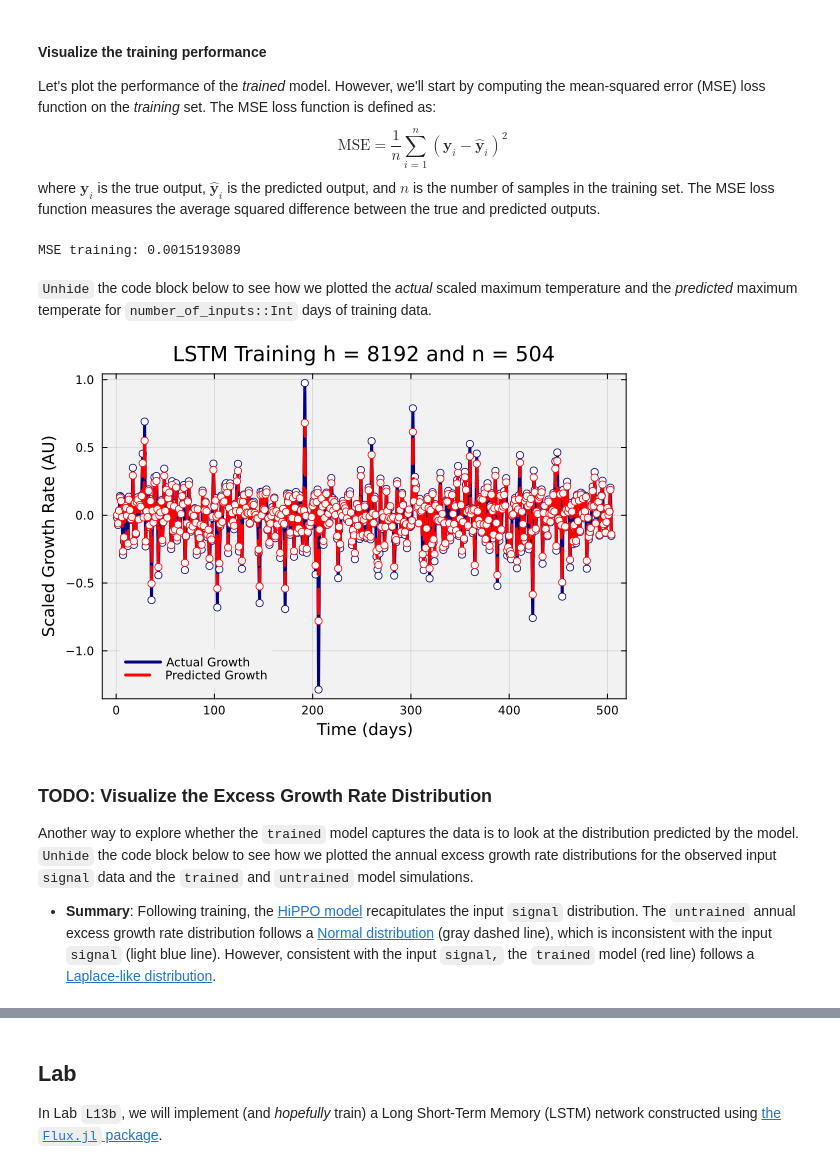
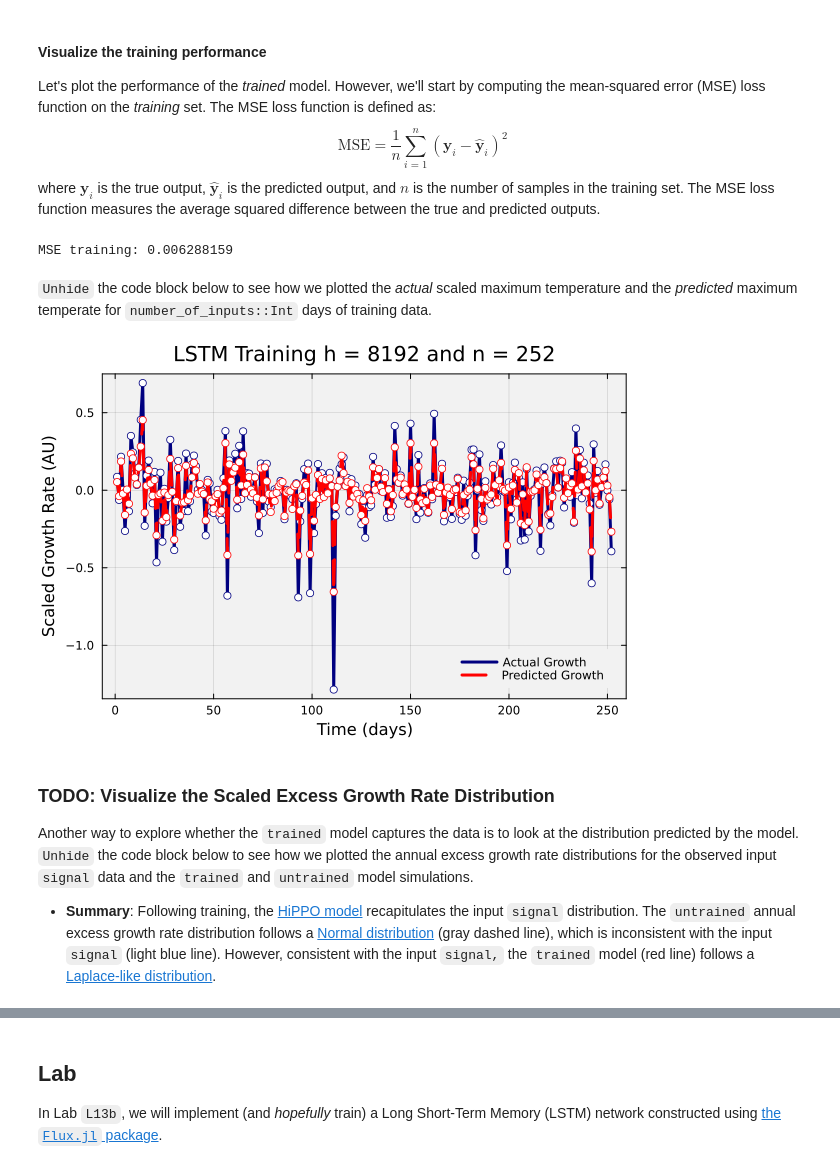
Before and after one commit to varnerlab/CHEME-5820-Lectures-Spring-2025, a Jupyter notebook: lectures/week-13/L13a/CHEME-5820-L13a-LSTM-S2025.ipynb, the cells around one changed output, grey strips where cells are left out. Drawn from its saved outputs; the diff is of its cells as text; code cells hidden in the pictures.

Commit message:
Update CHEME-5820-L13a-LSTM-S2025.ipynb
training batches

```diff
--- a/lectures/week-13/L13a/CHEME-5820-L13a-LSTM-S2025.ipynb
+++ b/lectures/week-13/L13a/CHEME-5820-L13a-LSTM-S2025.ipynb
@@ -80,9 +80,10 @@ include("Include.jl");
 ### Constants
 Let's set up some constants that we will use in the exercise.
 # %%
-number_of_training_examples = 504; # set the number to set the number of training examples
-number_of_inputs = number_of_training_examples; # dimension of the input
-number_of_outputs = number_of_training_examples; # dimension of the output
+number_of_training_examples = 1008; # set the number to set the number of training examples
+number_of_batches = 4; # number of batches
+number_of_inputs = 252; # dimension of the input
+number_of_outputs = 252; # dimension of the output
 number_of_hidden_states = 2^13; # number of hidden layers
 σ₂ = NNlib.tanh_fast; # activation function
 number_of_epochs = 100; # TODO: update how many epochs we want to train for
@@ -209,5 +210,20 @@ training
 # %% [markdown]
 __Training data__: In the code block below, we specify the training data for our RNN. To make our life easier, we grab the first `number_of_inputs::Int` days of data to train the model.
 # %%
-xₒ = ones(Float32, (number_of_inputs, 1)).*training[1:number_of_inputs,index_SPY]; # create train input
-yₒ = ones(Float32, (number_of_outputs, 1)).*training[1:number_of_outputs,index_SPY]; # create train output
+xₒ, yₒ = let
+
+    # initilize the training input and output
+    xₒ = zeros(Float32, (number_of_inputs, 1, number_of_batches)); # create train input
+    yₒ = zeros(Float32, (number_of_outputs, 1, number_of_batches)); # create train output
+
+    daycount = 1;
+    for i ∈ 1:number_of_batches
+        for j ∈ 1:number_of_inputs
+            xₒ[j,:,i] .= training[daycount,index_SPY]; # create train input
+            yₒ[j,:,i] .= training[daycount,index_SPY]; # create train output
+            daycount += 1;
+        end
+    end
+
+    (xₒ, yₒ)
+end
@@ -228,7 +246,7 @@ lstmmodel = MyLSTMRNNModel().chain; # Hmmm. lstmmodel is callable? (Yes, because
 Next, let's set up the model training. One of the shortcomings of [the `Flux.jl` package](https://fluxml.ai/Flux.jl/stable/) is the generally opaque nature of model training. It's a headache, but I've figured it out (for the most part). On the other hand, it does handle the model unrolling step for us, so the training works like a feedforward model.
 * _Which optimizer_? The [`Flux.jl` library supports _many_ optimizers](https://fluxml.ai/Flux.jl/stable/reference/training/optimisers/#Optimisers-Reference) which are all some version of gradient descent. We'll use [Gradient descent with momentum](https://en.wikipedia.org/wiki/Stochastic_gradient_descent#Momentum) where the `λ` parameter denotes the `learning rate` and `β` denotes the momentum parameter. We save information about the optimizer in the `opt_state` variable, which will eventually get passed to the training method.
 # %%
-λ = 0.50; # TODO: update the learning rate (good: 0.25)
+λ = 0.80; # TODO: update the learning rate (good: 0.25)
 β = 0.10; # TODO: update the momentum parameter (good: 0.10)
 opt_state = Flux.setup(Momentum(λ, β), lstmmodel); # opt_state has all the details of the optimizer
 # %% [markdown]
@@ -264,32 +282,41 @@ $$
 where $\mathbf{y}_i$ is the true output, $\hat{\mathbf{y}}_i$ is the predicted output, and $n$ is the number of samples in the training set. The MSE loss function measures the average squared difference between the true and predicted outputs.
 # %%
 let
-    msevalue = Flux.mse(trainedmodel(xₒ), yₒ) # calculate the mean squared error of the trained model on the *training* data
+
+    # initialize -
+    batchindex = 1; # index of the batch
+    y = yₒ[:,:,batchindex]; # get the first batch of training data
+    x = xₒ[:,:,batchindex]; # get the first batch of training data
+
+    msevalue = Flux.mse(trainedmodel(x), y) # calculate the mean squared error of the trained model on the *training* data
     println("MSE training: ", msevalue) # print the mean squared error
 end
 # %% [output]
-MSE training: 0.0015193089
+MSE training: 0.006288159
 # %% [markdown]
 `Unhide` the code block below to see how we plotted the _actual_ scaled maximum temperature and the _predicted_ maximum temperate for `number_of_inputs::Int` days of training data.
 # %%
 let
     # initialize -
+    batchindex = 1; # index of the batch
+    y = yₒ[:,:,batchindex]; # get the first batch of training data
+    x = xₒ[:,:,batchindex]; # get the first batch of training data
     t = range(1,step=1,stop=number_of_inputs) |> collect; # create a range of numbers from 1 to number_of_training_samples
 
     # plots -
     p = plot(bg="gray95", background_color_outside="white", framestyle = :box, fg_legend = :transparent);
-    plot!(t, yₒ, label="Actual Growth", lw=3, color=:navy);
-    scatter!(t,yₒ, msc=:navy, c=:white, label="")
-    plot!(t, trainedmodel(xₒ), label="Predicted Growth", lw=3, color=:red, ls=:dash);
-    scatter!(t,trainedmodel(xₒ), c=:white, msc=:red, label="")
+    plot!(t, y, label="Actual Growth", lw=3, color=:navy);
+    scatter!(t,y, msc=:navy, c=:white, label="")
+    plot!(t, trainedmodel(x), label="Predicted Growth", lw=3, color=:red, ls=:dash);
+    scatter!(t,trainedmodel(x), c=:white, msc=:red, label="")
     xlabel!("Time (days)");
     ylabel!("Scaled Growth Rate (AU)");
     title!("LSTM Training h = $(number_of_hidden_states) and n = $(number_of_inputs)", fontsize=12);
 end
 # %% [output]
-[figure, old version]
+[figure, new version]
 # %% [markdown]
-### TODO: Visualize the  Excess Growth Rate Distribution
+### TODO: Visualize the Scaled Excess Growth Rate Distribution
 Another way to explore whether the `trained` model captures the data is to look at the distribution predicted by the model. `Unhide` the code block below to see how we plotted the annual excess growth rate distributions for the observed input `signal` data and the `trained` and `untrained` model simulations.
 * __Summary__: Following training, the [HiPPO model](https://arxiv.org/abs/2008.07669) recapitulates the input `signal` distribution.  The `untrained` annual excess growth rate distribution follows a [Normal distribution](https://en.wikipedia.org/wiki/Normal_distribution) (gray dashed line), which is inconsistent with the input `signal` (light blue line). However, consistent with the input `signal,` the `trained` model (red line) follows a [Laplace-like distribution](https://en.wikipedia.org/wiki/Laplace_distribution).
 # %%
```
Also changed, not shown: parts of 6 cells of this notebook.
